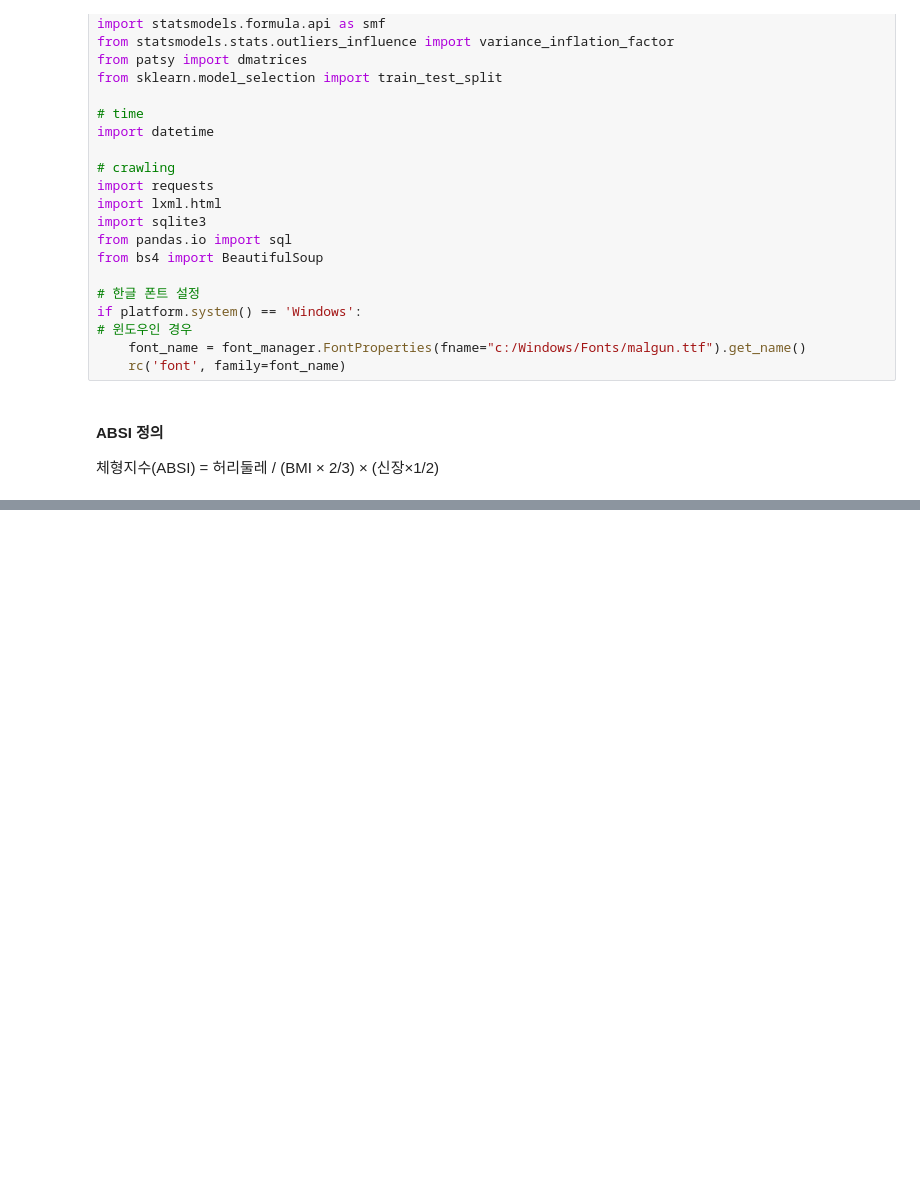
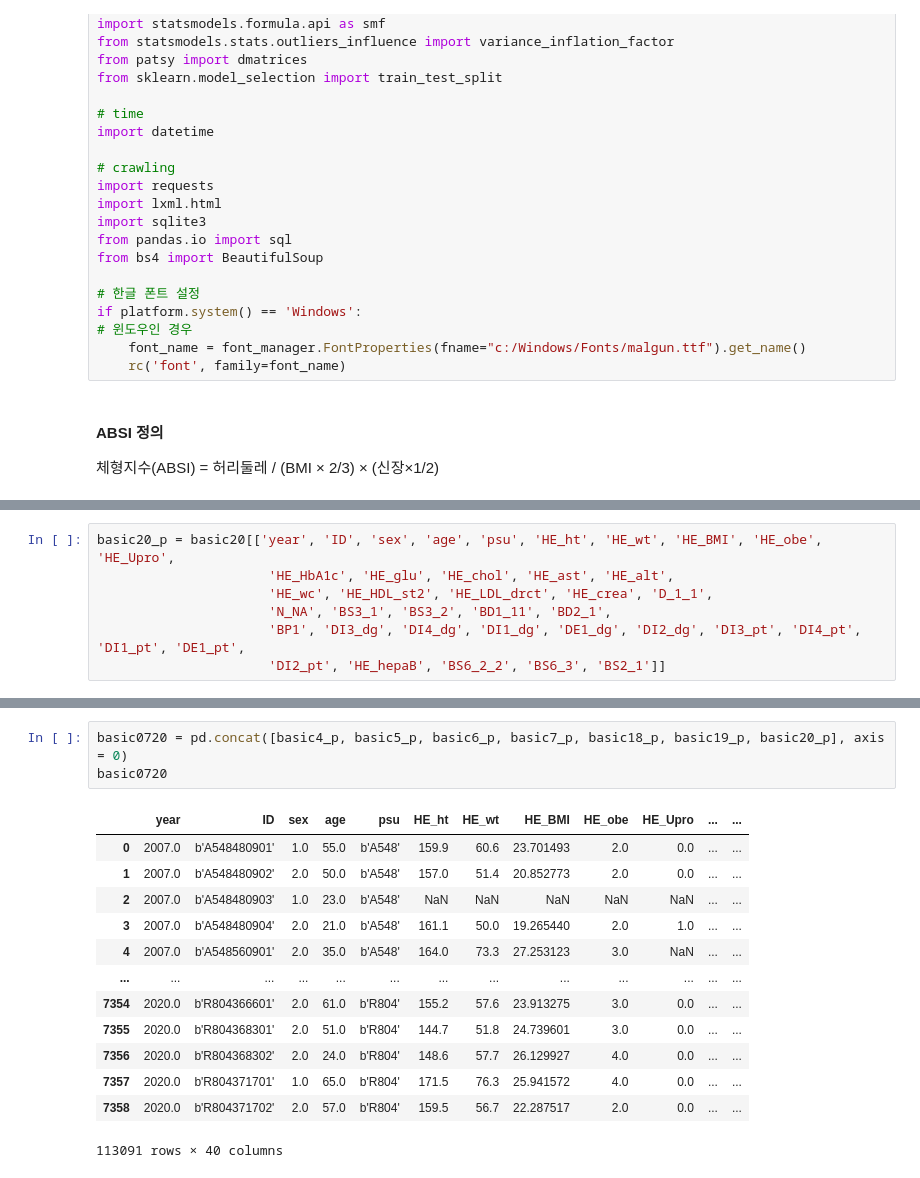
Before and after one commit to ZIO-KIM/SNUlab, a Jupyter notebook: 국민건강영양조사_ABSI.ipynb, the cells around one changed output, grey strips where cells are left out. Saved outputs shown, nothing was run; the diff lists cells and outputs as text; blank space fills up the shorter version.

```diff
--- a/국민건강영양조사_ABSI.ipynb
+++ b/국민건강영양조사_ABSI.ipynb
@@ -86,0 +215,7 @@ Name: age, dtype: float64
+# %%
+basic20_p = basic20[['year', 'ID', 'sex', 'age', 'psu', 'HE_ht', 'HE_wt', 'HE_BMI', 'HE_obe', 'HE_Upro',
+                      'HE_HbA1c', 'HE_glu', 'HE_chol', 'HE_ast', 'HE_alt',
+                      'HE_wc', 'HE_HDL_st2', 'HE_LDL_drct', 'HE_crea', 'D_1_1',
+                      'N_NA', 'BS3_1', 'BS3_2', 'BD1_11', 'BD2_1',
+                      'BP1', 'DI3_dg', 'DI4_dg', 'DI1_dg', 'DE1_dg', 'DI2_dg', 'DI3_pt', 'DI4_pt', 'DI1_pt', 'DE1_pt',
+                      'DI2_pt', 'HE_hepaB', 'BS6_2_2', 'BS6_3', 'BS2_1']]
@@ -86,0 +239,17 @@ Name: age, dtype: float64
+# %%
+basic0720 = pd.concat([basic4_p, basic5_p, basic6_p, basic7_p, basic18_p, basic19_p, basic20_p], axis = 0)
+basic0720
+# %% [output]
+|  | year | ID | sex | age | psu | HE_ht | HE_wt | HE_BMI | HE_obe | HE_Upro | ... | ... |
+| 0 | 2007.0 | b'A548480901' | 1.0 | 55.0 | b'A548' | 159.9 | 60.6 | 23.701493 | 2.0 | 0.0 | ... | ... |
+| 1 | 2007.0 | b'A548480902' | 2.0 | 50.0 | b'A548' | 157.0 | 51.4 | 20.852773 | 2.0 | 0.0 | ... | ... |
+| 2 | 2007.0 | b'A548480903' | 1.0 | 23.0 | b'A548' | NaN | NaN | NaN | NaN | NaN | ... | ... |
+| 3 | 2007.0 | b'A548480904' | 2.0 | 21.0 | b'A548' | 161.1 | 50.0 | 19.265440 | 2.0 | 1.0 | ... | ... |
+| 4 | 2007.0 | b'A548560901' | 2.0 | 35.0 | b'A548' | 164.0 | 73.3 | 27.253123 | 3.0 | NaN | ... | ... |
+| ... | ... | ... | ... | ... | ... | ... | ... | ... | ... | ... | ... | ... |
+| 7354 | 2020.0 | b'R804366601' | 2.0 | 61.0 | b'R804' | 155.2 | 57.6 | 23.913275 | 3.0 | 0.0 | ... | ... |
+| 7355 | 2020.0 | b'R804368301' | 2.0 | 51.0 | b'R804' | 144.7 | 51.8 | 24.739601 | 3.0 | 0.0 | ... | ... |
+| 7356 | 2020.0 | b'R804368302' | 2.0 | 24.0 | b'R804' | 148.6 | 57.7 | 26.129927 | 4.0 | 0.0 | ... | ... |
+| 7357 | 2020.0 | b'R804371701' | 1.0 | 65.0 | b'R804' | 171.5 | 76.3 | 25.941572 | 4.0 | 0.0 | ... | ... |
+| 7358 | 2020.0 | b'R804371702' | 2.0 | 57.0 | b'R804' | 159.5 | 56.7 | 22.287517 | 2.0 | 0.0 | ... | ... |
+113091 rows × 40 columns
```
Also changed, not shown: parts of 41 cells of this notebook.
